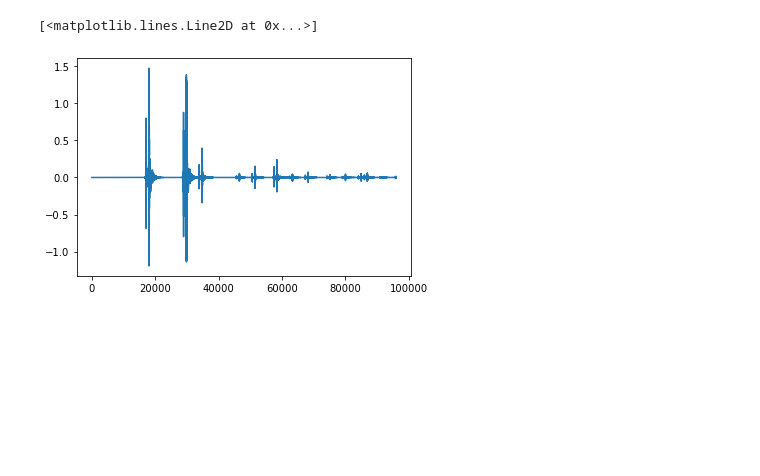
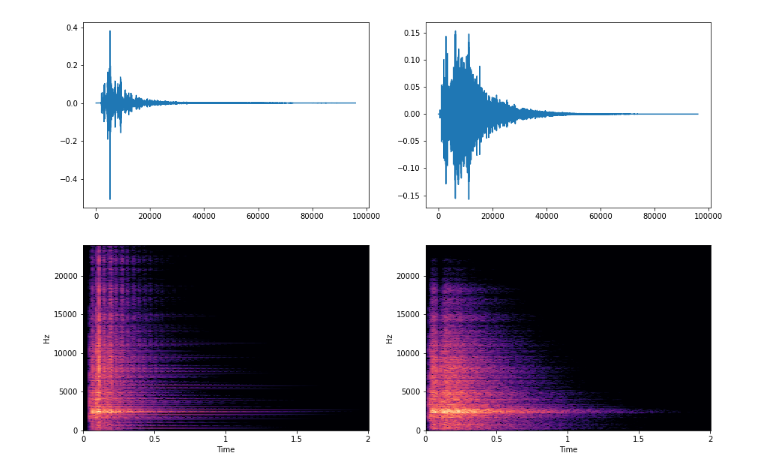
Before and after one commit to VoggLyster/ReverberatorEstimator, a Jupyter notebook: ReverberatorEstimator.ipynb, the cells around one changed output. Cells and saved outputs as stored; diff of their text form; code cells hidden in the pictures; blank space fills up the shorter version.

```diff
--- a/ReverberatorEstimator.ipynb
+++ b/ReverberatorEstimator.ipynb
@@ -19,6 +20,6 @@ import os
 # %%
 sample_rate = 48000
-num_params = 128
+num_params = 112
 # %%
 target_audio = tfio.audio.AudioIOTensor("snap_wet.wav")
 target_audio = target_audio.to_tensor()
@@ -316,4 +176,2 @@ Text(0.5, 1.0, 'Multi Scale Spectral loss')
 # %%
 output_audio = model(input_audio)
-output_audio = output_audio.numpy()[0]
-print(output_audio)
@@ -325,5 +186,12 @@ No protocol specified
 # %%
-plt.plot(output_audio)
+fig, ax = plt.subplots(nrows=2, ncols=2, figsize=(15,10))
+ax[0,0].plot(output_audio.numpy()[0])
+D = librosa.amplitude_to_db(np.abs(librosa.stft(output_audio.numpy()[0])), ref=np.max)
+img = librosa.display.specshow(D, y_axis='linear', x_axis='time',
+                               sr=sample_rate, ax=ax[1,0])
+ax[0,1].plot(target_audio.numpy()[0])
+D = librosa.amplitude_to_db(np.abs(librosa.stft(target_audio.numpy()[0])), ref=np.max)
+img = librosa.display.specshow(D, y_axis='linear', x_axis='time',
+                               sr=sample_rate, ax=ax[1,1])
 # %% [output]
-[<matplotlib.lines.Line2D at 0x...>]
-[figure, old version]
+[figure, new version]
```
Also changed, not shown: parts of 21 cells of this notebook, 1 other file.
